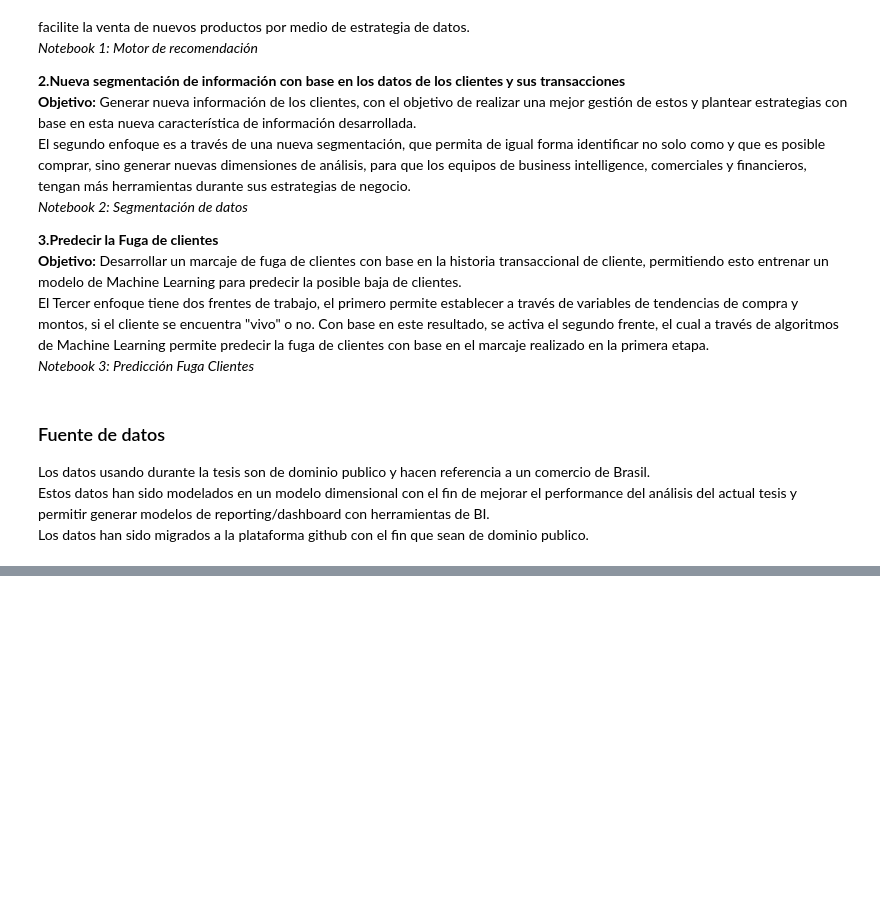
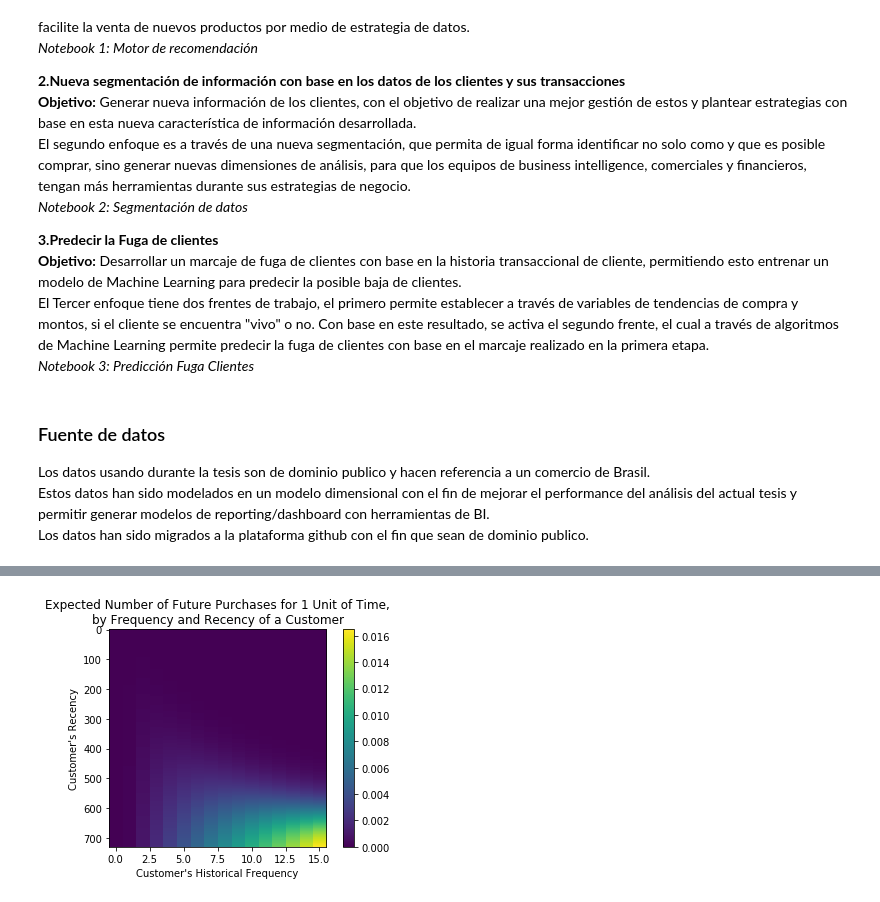
Before and after one commit to masdatascience/TFM-AI, a Jupyter notebook: NT3.ipynb, the cells around one changed output, grey strips where cells are left out. Cells and saved outputs as stored; diff of their text form; code cells hidden in the pictures; blank space fills up the shorter version.

```diff
--- a/NT3.ipynb
+++ b/NT3.ipynb
@@ -192,0 +88,12 @@ graficarCluster(cliente_normalizado,col2,col3,'DATA_SEG','Promedio Ventas vs. No
+# %%
+# Se elimian los datos nulos de las dimensiones importantes del analisis que son productos y clientes
+datos_facturacion = datos_facturacion.dropna(subset=['customer_id'])
+datos_facturacion = datos_facturacion.dropna(subset=['product_id'])
+# Se elimina posibles chargeback que se presenten
+datos_facturacion = datos_facturacion.loc[datos_facturacion['total_value'] > 0]
+datos_facturacion = datos_facturacion.loc[datos_facturacion['num_txn'] > 0]
+# se eliminan posibles ordenes duplicadas
+datos_facturacion.drop_duplicates('order_id',keep='first',inplace=True)
+# se convierte la fecha de compra en tipo date con el fin de realizar comprobaciones de tiempo desde dia y no, dia-hora
+datos_facturacion['date'] = pd.to_datetime(datos_facturacion['order_purchase_timestamp']).dt.date
+datos_facturacion = datos_facturacion.drop('order_purchase_timestamp',axis=1)
@@ -192,0 +133,5 @@ graficarCluster(cliente_normalizado,col2,col3,'DATA_SEG','Promedio Ventas vs. No
+# %%
+# se realiza un subconjunto de columnas con los cuales se analizará el comportamiento de compra
+transaction_data = datos_facturacion[['customer_id','date','total_value']]
+# se crea el modelo RFM
+modelo_rfm = summary_data_from_transaction_data(transaction_data,'customer_id','date',monetary_value_col='total_value',)
@@ -192,0 +146,7 @@ graficarCluster(cliente_normalizado,col2,col3,'DATA_SEG','Promedio Ventas vs. No
+# %%
+# Se comprueba como es el comportamiento de los clientes
+bgf = BetaGeoFitter(penalizer_coef=0.0)
+bgf.fit(modelo_rfm['frequency'], modelo_rfm['recency'], modelo_rfm['T'])
+plot_frequency_recency_matrix(bgf);
+# %% [output]
+[figure, added]
```
Also changed, not shown: parts of 37 cells of this notebook.
